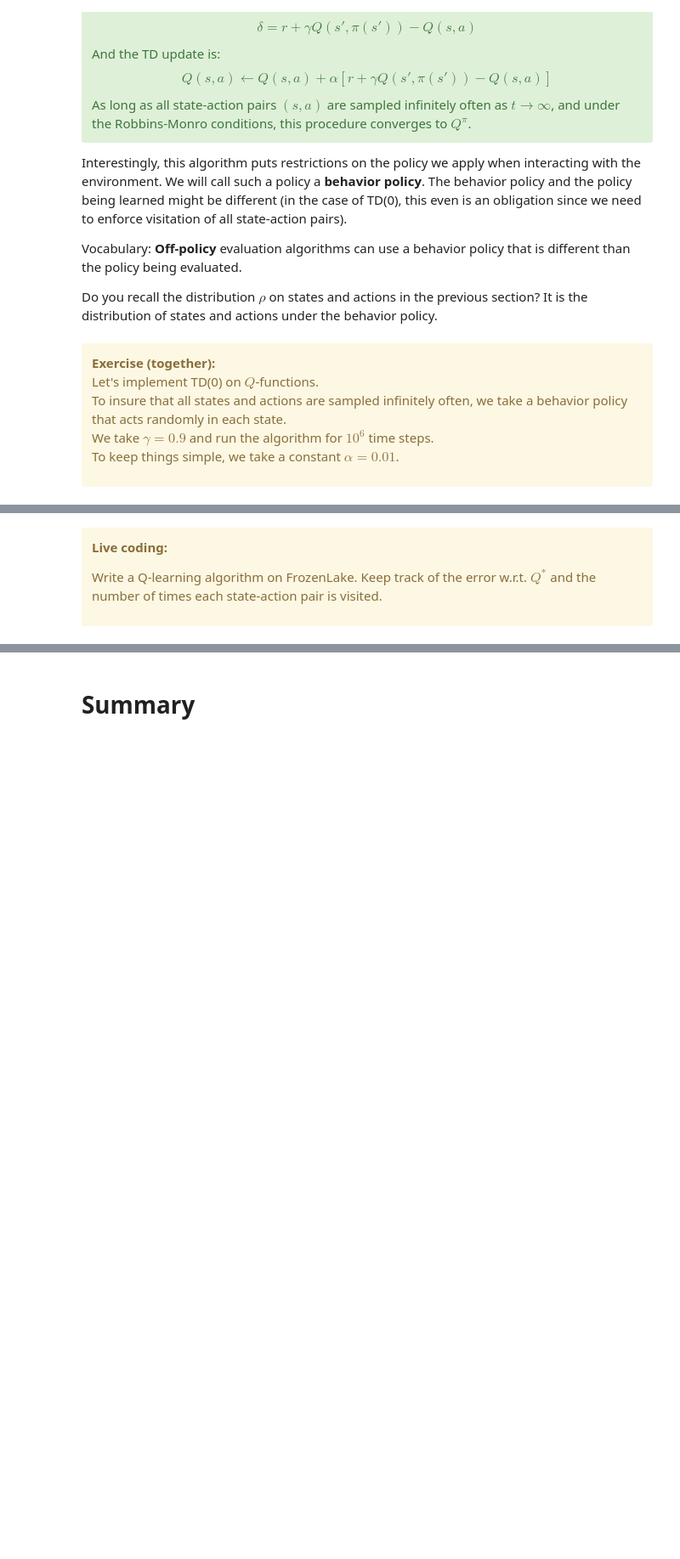
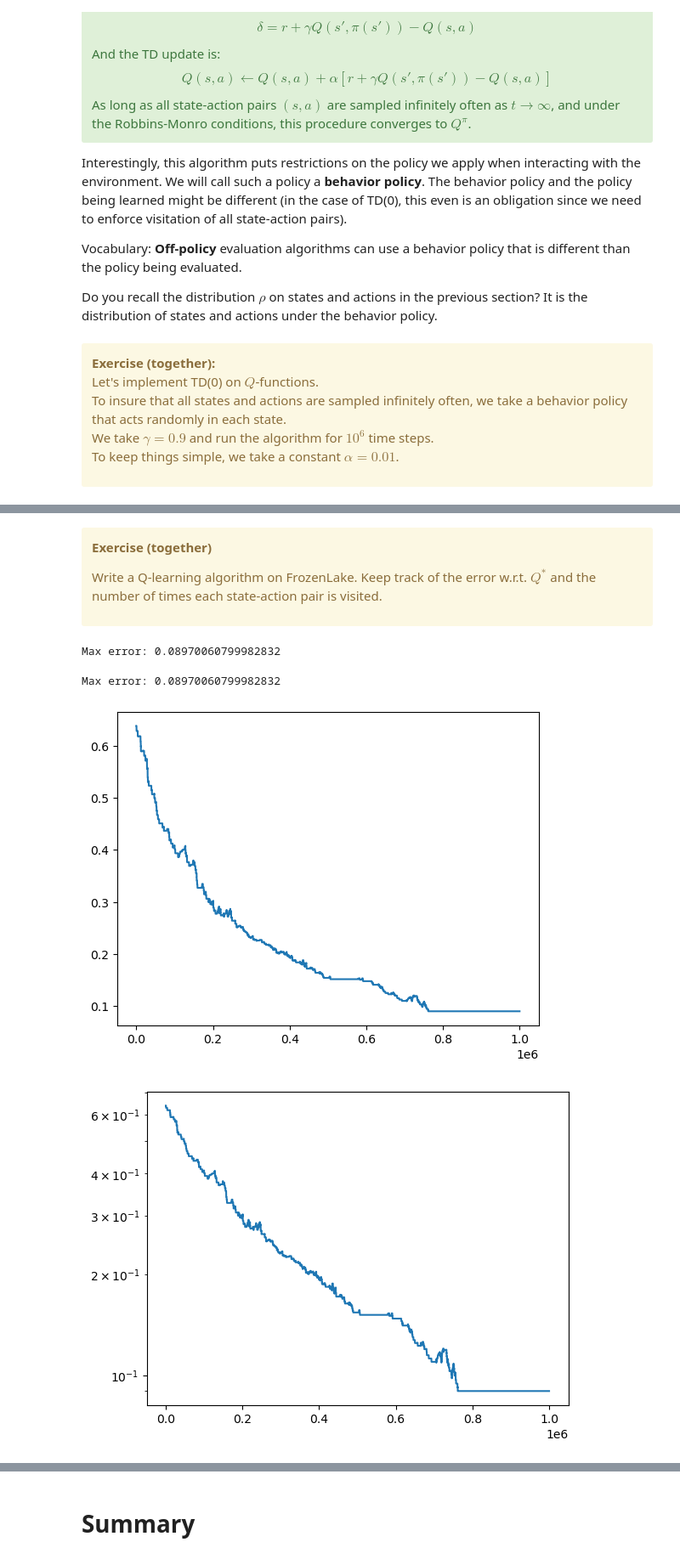
Before and after one commit to erachelson/RLclass_MVA, a Jupyter notebook: notebooks/RL3 - Learning value functions.ipynb, the cells around one changed output, grey strips where cells are left out. Shown at 85% size. Cells and saved outputs as stored; diff of their text form; code cells hidden in the pictures; blank space fills up the shorter version.

```diff
--- a/notebooks/RL3 - Learning value functions.ipynb
+++ b/notebooks/RL3 - Learning value functions.ipynb
@@ -447,7 +504,11 @@ $\epsilon$ will start at 1 and then will periodically be divided by 2.
 Write a function that picks an epsilon-greedy action.
 </div>
 # %%
+import gymnasium as gym
+import numpy as np
+
 def epsilon_greedy(Q, s, epsilon):
+    env = gym.make('FrozenLake-v1', render_mode="ansi")
     a = np.argmax(Q[s,:])
     if(np.random.rand()<=epsilon): # random action
         aa = np.random.randint(env.action_space.n-1)
@@ -459,33 +520,63 @@ def epsilon_greedy(Q, s, epsilon):
 # %% [markdown]
 <div class="alert alert-warning">
 
-**Live coding:**
+**Exercise (together)**
 
 Write a Q-learning algorithm on FrozenLake. Keep track of the error w.r.t. $Q^*$ and the number of times each state-action pair is visited.
 </div>
+# %%
+# Let's recall the optimal value function from the previous chapter
+import gymnasium as gym
+import gymnasium.envs.toy_text.frozen_lake as fl
+import numpy as np
+from solutions.RL2_exercise7 import value_iteration
+from solutions.RL2_exercise1 import Q_from_V
+
+env = gym.make('FrozenLake-v1', render_mode="ansi")
+Vinit = np.zeros((env.observation_space.n))
+Vstar,residuals = value_iteration(Vinit,1e-4,1000)
+Qstar = Q_from_V(Vstar)
 # %%
-# Let's restart from the previous Qpi
-Qql = Qpi_sequence[-1]
-max_steps = 2000000
-
-# Q-learning
+# Implement Q-learning. Let's restart from the previous Qpi.
+Qql = np.zeros((env.observation_space.n,env.action_space.n)) #Q_pi0
 count = np.zeros((env.observation_space.n,env.action_space.n)) # to track update frequencies
+max_steps = int(1e6)
 epsilon = 1
+gamma = 0.9
+alpha = 0.01
+error = np.zeros((max_steps))
 x,_ = env.reset()
 for t in range(max_steps):
-    if((t+1)%1000000==0):
+    if((t+1)%int(1e6)==0):
         epsilon = epsilon/2
     a = epsilon_greedy(Qql,x,epsilon)
     y,r,d,_,_ = env.step(a)
     Qql[x][a] = Qql[x][a] + alpha * (r+gamma*np.max(Qql[y][:])-Qql[x][a])
     count[x][a] += 1
+    error[t] = np.max(np.abs(Qql-Qstar))
     if d==True:
         x,_ = env.reset()
     else:
         x=y
 
 # Q-learning's final value function and policy
-print("Max error:", np.max(np.abs(Qql-Qopt_sequence[-1])))
+print("Max error:", np.max(np.abs(Qql-Qstar)))
+# %% [output]
+Max error: 0.08970060799982832
+# %%
+# Let's plot the difference between Qtd and Q_pi0
+%matplotlib inline
+import matplotlib.pyplot as plt
+
+print("Max error:", np.max(np.abs(Qql-Qstar)))
+plt.figure()
+plt.plot(error)
+plt.figure()
+plt.semilogy(error);
+# %% [output]
+Max error: 0.08970060799982832
+[figure, added]
+[figure, added]
 # %% [markdown]
 <div class="alert alert-warning">
 
```
Also changed, not shown: parts of 12 cells of this notebook.
